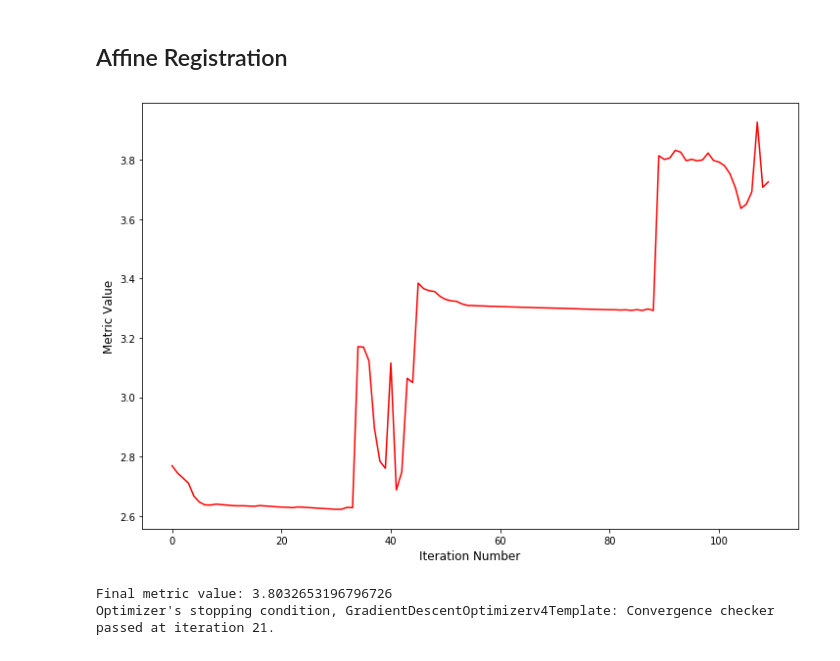
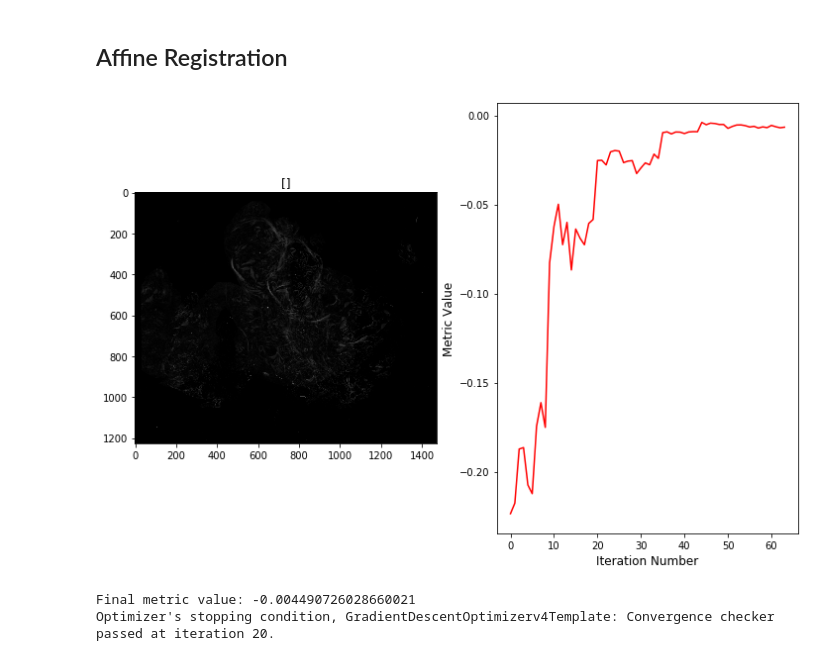
Before and after one commit to uw-loci/polarimetry, a Jupyter notebook: Jupyter Notebooks/MMP registration and Polscope mask.ipynb, the cells around one changed output. Cells and saved outputs as stored; diff of their text form; code cells hidden in the pictures.

Commit message:
Middle of self-updating registration visual

```diff
--- a/Jupyter Notebooks/MMP registration and Polscope mask.ipynb
+++ b/Jupyter Notebooks/MMP registration and Polscope mask.ipynb
@@ -10,7 +10,7 @@ from myshow import myshow
 
 import os
 import sys
-PolDir = "F:/Box Sync/Research/Polarimetry/Jupyter Analysis/Polscope input/"
+PolDir = "F:/Box Sync/Research/Polarimetry/Jupyter Analysis/Polscope_BasicCorrected/"
 MMPDir = "F:/Box Sync/Research/Polarimetry/Jupyter Analysis/MMP input/"
 OutDir = "F:/Box Sync/Research/Polarimetry/Jupyter Analysis/Reg Mask Output/"
 
@@ -22,6 +22,8 @@ OutDir = "F:/Box Sync/Research/Polarimetry/Jupyter Analysis/Reg Mask Output/"
 
 # setup our plotting environment
 import matplotlib.pyplot as plt
+from matplotlib import gridspec
+
 %matplotlib inline
 
 fig_size = plt.rcParams["figure.figsize"]
@@ -137,52 +313,15 @@ display_images(fixed, moving)
 # %% [markdown]
 ## Affine Registration
-# %%
-def affine_registration(fixed_image,moving_image):
-    registration_method = sitk.ImageRegistrationMethod()
-
-     # Similarity metric settings.|
-    registration_method.SetMetricAsMeanSquares()
-    registration_method.SetMetricSamplingStrategy(registration_method.RANDOM)
-    registration_method.SetMetricSamplingPercentage(1)
-
-    registration_method.SetInterpolator(sitk.sitkLinear)
-
-        # Optimizer settings.
-    registration_method.SetOptimizerAsGradientDescent(learningRate=1.0, numberOfIterations=100, convergenceMinimumValue=1e-6, convergenceWindowSize=10)
-    registration_method.SetOptimizerScalesFromPhysicalShift()
-
-        # Setup for the multi-resolution framework.
-    registration_method.SetShrinkFactorsPerLevel(shrinkFactors = [8,4,2,1])
-    registration_method.SetSmoothingSigmasPerLevel(smoothingSigmas=[4,2,1,0])
-    registration_method.SmoothingSigmasAreSpecifiedInPhysicalUnitsOn()
-
-        #Redefining initial_transform so the function
-    initial_transform = sitk.AffineTransform(2)
-
-        # Don't optimize in-place, we would possibly like to run this cell multiple times.
-    registration_method.SetInitialTransform(initial_transform, inPlace=False)
-
-        # Connect all of the observers so that we can perform plotting during registration.
-    registration_method.AddCommand(sitk.sitkStartEvent, start_plot)
-    registration_method.AddCommand(sitk.sitkEndEvent, end_plot)
-    registration_method.AddCommand(sitk.sitkMultiResolutionIterationEvent, update_multires_iterations)
-    registration_method.AddCommand(sitk.sitkIterationEvent, lambda: plot_values(registration_method))
-
-    #affine_transform = registration_method.Execute(fixed_image,moving_image)
-    #print('Final metric value: {0}'.format(registration_method.GetMetricValue()))
-    #print('Optimizer\'s stopping condition, {0}'.format(registration_method.GetOptimizerStopConditionDescription()))
-
-    return (registration_method.Execute(fixed_image,moving_image), registration_method.GetMetricValue(), registration_method.GetOptimizerStopConditionDescription())
 # %%
-(transform, metric, stop) = affine_registration(WP2_fixed,WP2_moving)
+(transform, metric, stop) = affine_registration(fixed, moving, fixedMask, movingMask)
 print('Final metric value: {0}'.format(metric))
 print('Optimizer\'s stopping condition, {0}'.format(stop))
 #print('Final metric value: {0}'.format(registration_method.GetMetricValue()))
 #print('Optimizer\'s stopping condition, {0}'.format(registration_method.GetOptimizerStopConditionDescription()))
 # %% [output]
-[figure, old version]
+[figure, new version]
-Final metric value: 3.8032653196796726
-Optimizer's stopping condition, GradientDescentOptimizerv4Template: Convergence checker passed at iteration 21.
+Final metric value: -0.004490726028660021
+Optimizer's stopping condition, GradientDescentOptimizerv4Template: Convergence checker passed at iteration 20.
 # %%
 registered = sitk.Resample(moving, fixed, transform, sitk.sitkLinear, 0.0, moving.GetPixelID())
 display_images(fixed, registered)
```
Also changed, not shown: parts of 13 cells of this notebook, 3 other files.
